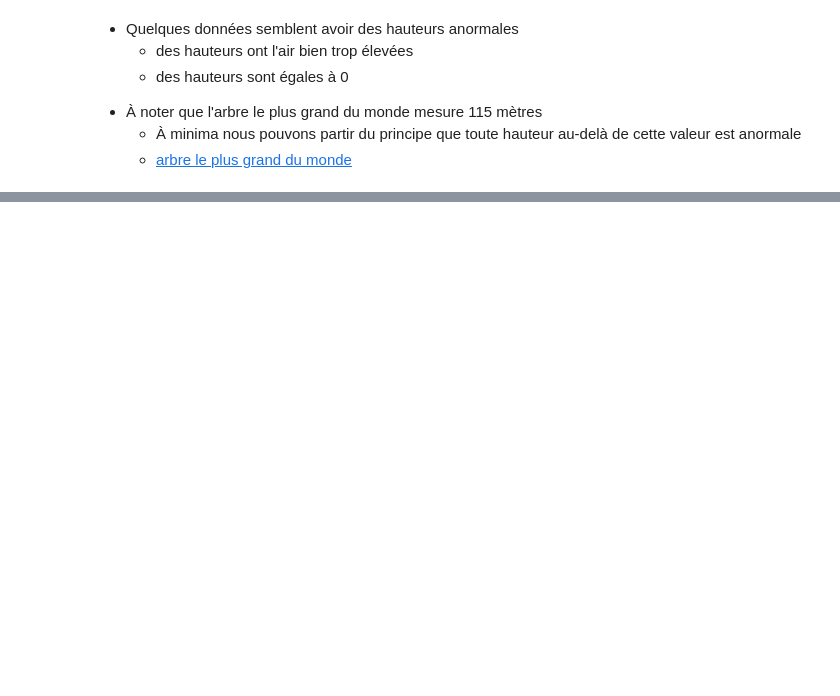
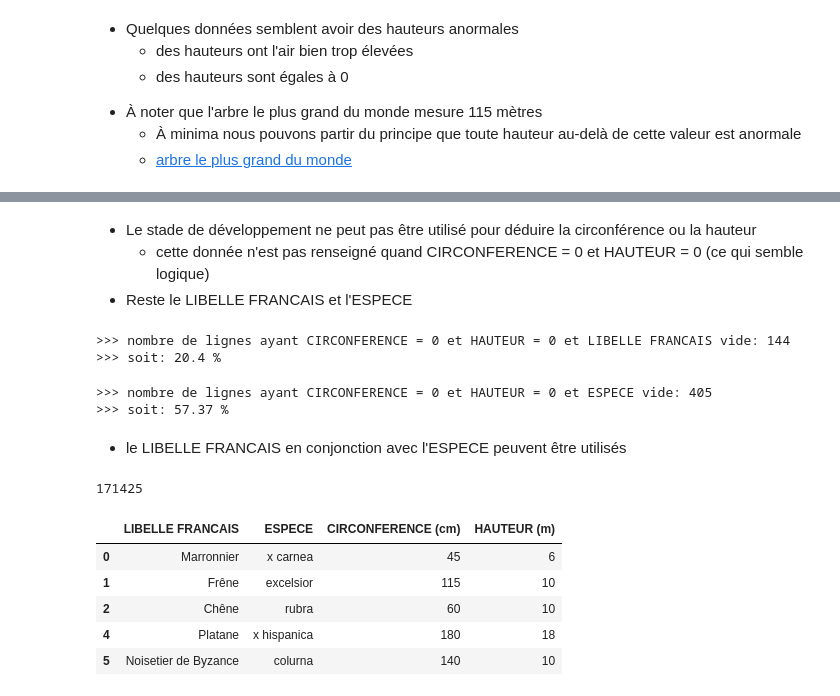
Before and after one commit to Rezzas/ocr_projet2, a Jupyter notebook: P2_ramos_sebastian/P2_ramos_sebastian.ipynb, the cells around one changed output, grey strips where cells are left out. Cells and saved outputs as stored; diff of their text form; code cells hidden in the pictures; blank space fills up the shorter version.

```diff
--- a/P2_ramos_sebastian/P2_ramos_sebastian.ipynb
+++ b/P2_ramos_sebastian/P2_ramos_sebastian.ipynb
@@ -639,0 +644,63 @@ sns.distplot(clean_data_haut['HAUTEUR (m)'])
+# %% [markdown]
+* Le stade de développement ne peut pas être utilisé pour déduire la circonférence ou la hauteur
+  * cette donnée n'est pas renseigné quand CIRCONFERENCE = 0 et HAUTEUR = 0 (ce qui semble logique)
+* Reste le LIBELLE FRANCAIS et l'ESPECE
+# %%
+# nombre de LIBELLE FRANCAIS vides quand CIRCONFERENCE = 0 et HAUTEUR = 0
+temp = data[
+            (data['CIRCONFERENCE (cm)'] == 0) &
+            (data['HAUTEUR (m)'] == 0) &
+            (data['LIBELLE FRANCAIS'].isna())
+           ]
+
+print('>>> nombre de lignes ayant CIRCONFERENCE = 0 et HAUTEUR = 0 et LIBELLE FRANCAIS vide:', len(temp))
+
+print(">>> soit:",
+        round(
+            len(temp)
+            /
+            len(data[(data['CIRCONFERENCE (cm)'] == 0) & (data['HAUTEUR (m)'] == 0)])*100
+        ,2), "%")
+# %% [output]
+>>> nombre de lignes ayant CIRCONFERENCE = 0 et HAUTEUR = 0 et LIBELLE FRANCAIS vide: 144
+>>> soit: 20.4 %
+# %%
+# nombre de ESPECE vides quand CIRCONFERENCE = 0 et HAUTEUR = 0
+temp = data[
+            (data['CIRCONFERENCE (cm)'] == 0) &
+            (data['HAUTEUR (m)'] == 0) &
+            (data['ESPECE'].isna())
+           ]
+
+print('>>> nombre de lignes ayant CIRCONFERENCE = 0 et HAUTEUR = 0 et ESPECE vide:', len(temp))
+
+print(">>> soit:",
+        round(
+            len(temp)
+            /
+            len(data[(data['CIRCONFERENCE (cm)'] == 0) & (data['HAUTEUR (m)'] == 0)])*100
+        ,2), "%")
+# %% [output]
+>>> nombre de lignes ayant CIRCONFERENCE = 0 et HAUTEUR = 0 et ESPECE vide: 405
+>>> soit: 57.37 %
+# %% [markdown]
+* le LIBELLE FRANCAIS en conjonction avec l'ESPECE peuvent être utilisés
+# %%
+# liste des hauteurs et circonférences non nulles et des libelles francais
+sub_data = data[
+    ~(data['CIRCONFERENCE (cm)'] == 0) &
+    ~(data['HAUTEUR (m)'] == 0) &
+    ~(data['ESPECE'].isna()) &
+    ~(data['LIBELLE FRANCAIS'].isna())
+][['LIBELLE FRANCAIS', 'ESPECE', 'CIRCONFERENCE (cm)', 'HAUTEUR (m)']]
+
+print(len(sub_data))
+sub_data.head(5)
+# %% [output]
+171425
+|  | LIBELLE FRANCAIS | ESPECE | CIRCONFERENCE (cm) | HAUTEUR (m) |
+| 0 | Marronnier | x carnea | 45 | 6 |
+| 1 | Frêne | excelsior | 115 | 10 |
+| 2 | Chêne | rubra | 60 | 10 |
+| 4 | Platane | x hispanica | 180 | 18 |
+| 5 | Noisetier de Byzance | colurna | 140 | 10 |
```
Also changed, not shown: parts of 94 cells of this notebook, 3 other files.
